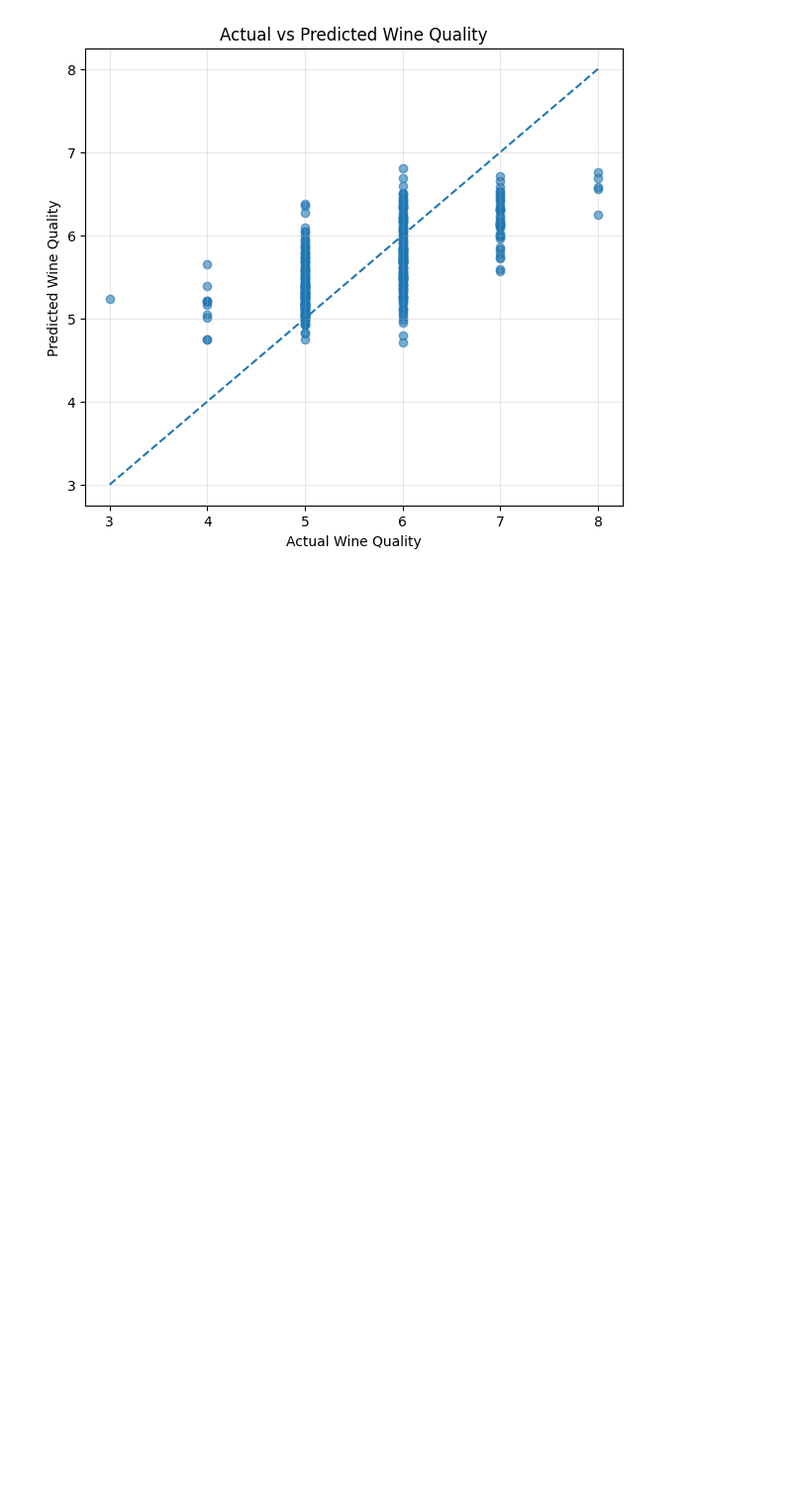
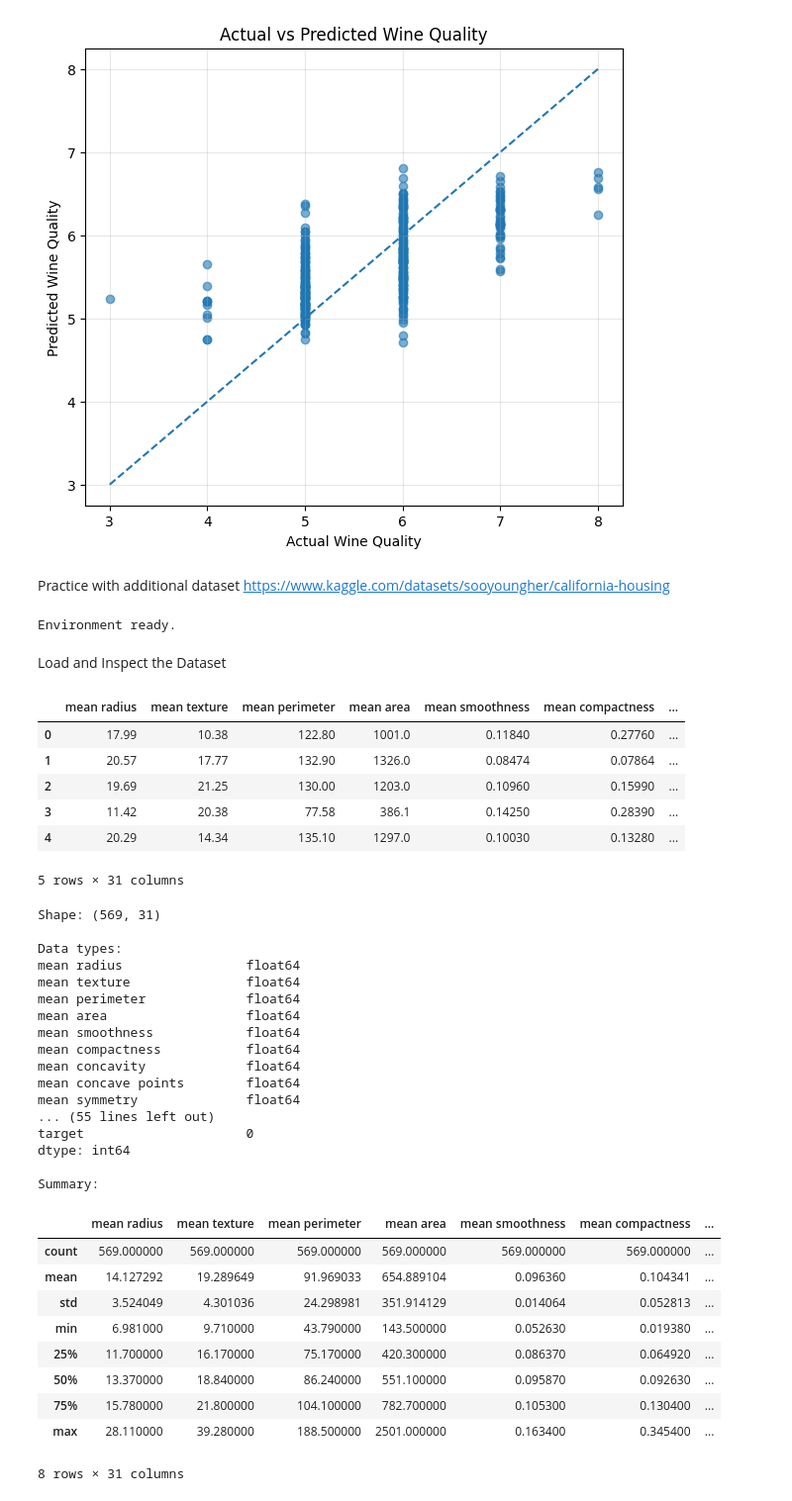
Before and after one commit to ali-yyyy/Deep-Learning-Lab, a Jupyter notebook: 2324111_Deep_Learning_Lab1.ipynb, the cells around one changed output. Shown at 99% size. Cells and saved outputs as stored; diff of their text form; code cells hidden in the pictures; blank space fills up the shorter version.

```diff
--- a/2324111_Deep_Learning_Lab1.ipynb
+++ b/2324111_Deep_Learning_Lab1.ipynb
@@ -259,3 +259,78 @@ plt.grid(True, alpha=0.3)
 plt.show()
 # %% [output]
 [figure]
+# %% [markdown]
+Practice with additional dataset
+https://www.kaggle.com/datasets/sooyoungher/california-housing
+# %%
+import numpy as np
+import pandas as pd
+import matplotlib.pyplot as plt
+from sklearn.model_selection import train_test_split
+from sklearn.preprocessing import StandardScaler
+from sklearn.neighbors import KNeighborsClassifier
+from sklearn.linear_model import LinearRegression
+from sklearn.metrics import (
+accuracy_score, confusion_matrix, classification_report,
+mean_absolute_error, mean_squared_error, r2_score
+)
+from sklearn.datasets import fetch_california_housing, load_iris, load_diabetes, load_breast_cancer
+print("Environment ready.")
+# %% [output]
+Environment ready.
+# %% [markdown]
+Load and Inspect the Dataset
+# %%
+from sklearn.datasets import load_breast_cancer
+
+# Load the breast cancer dataset
+cancer = load_breast_cancer()
+
+# Create a DataFrame
+cancer_df = pd.DataFrame(data=cancer.data, columns=cancer.feature_names)
+cancer_df['target'] = cancer.target
+
+# Display information
+display(cancer_df.head())
+print("Shape:", cancer_df.shape)
+print("\nData types:")
+print(cancer_df.dtypes)
+print("\nMissing values:")
+print(cancer_df.isnull().sum())
+print("\nSummary:")
+display(cancer_df.describe())
+# %% [output]
+|  | mean radius | mean texture | mean perimeter | mean area | mean smoothness | mean compactness | ... |
+| 0 | 17.99 | 10.38 | 122.80 | 1001.0 | 0.11840 | 0.27760 | ... |
+| 1 | 20.57 | 17.77 | 132.90 | 1326.0 | 0.08474 | 0.07864 | ... |
+| 2 | 19.69 | 21.25 | 130.00 | 1203.0 | 0.10960 | 0.15990 | ... |
+| 3 | 11.42 | 20.38 | 77.58 | 386.1 | 0.14250 | 0.28390 | ... |
+| 4 | 20.29 | 14.34 | 135.10 | 1297.0 | 0.10030 | 0.13280 | ... |
+5 rows × 31 columns
+Shape: (569, 31)
+
+Data types:
+mean radius                float64
+mean texture               float64
+mean perimeter             float64
+mean area                  float64
+mean smoothness            float64
+mean compactness           float64
+mean concavity             float64
+mean concave points        float64
+mean symmetry              float64
+... (55 lines left out)
+target                     0
+dtype: int64
+
+Summary:
+|  | mean radius | mean texture | mean perimeter | mean area | mean smoothness | mean compactness | ... |
+| count | 569.000000 | 569.000000 | 569.000000 | 569.000000 | 569.000000 | 569.000000 | ... |
+| mean | 14.127292 | 19.289649 | 91.969033 | 654.889104 | 0.096360 | 0.104341 | ... |
+| std | 3.524049 | 4.301036 | 24.298981 | 351.914129 | 0.014064 | 0.052813 | ... |
+| min | 6.981000 | 9.710000 | 43.790000 | 143.500000 | 0.052630 | 0.019380 | ... |
+| 25% | 11.700000 | 16.170000 | 75.170000 | 420.300000 | 0.086370 | 0.064920 | ... |
+| 50% | 13.370000 | 18.840000 | 86.240000 | 551.100000 | 0.095870 | 0.092630 | ... |
+| 75% | 15.780000 | 21.800000 | 104.100000 | 782.700000 | 0.105300 | 0.130400 | ... |
+| max | 28.110000 | 39.280000 | 188.500000 | 2501.000000 | 0.163400 | 0.345400 | ... |
+8 rows × 31 columns
```
Also changed, not shown: parts of 8 cells of this notebook.
